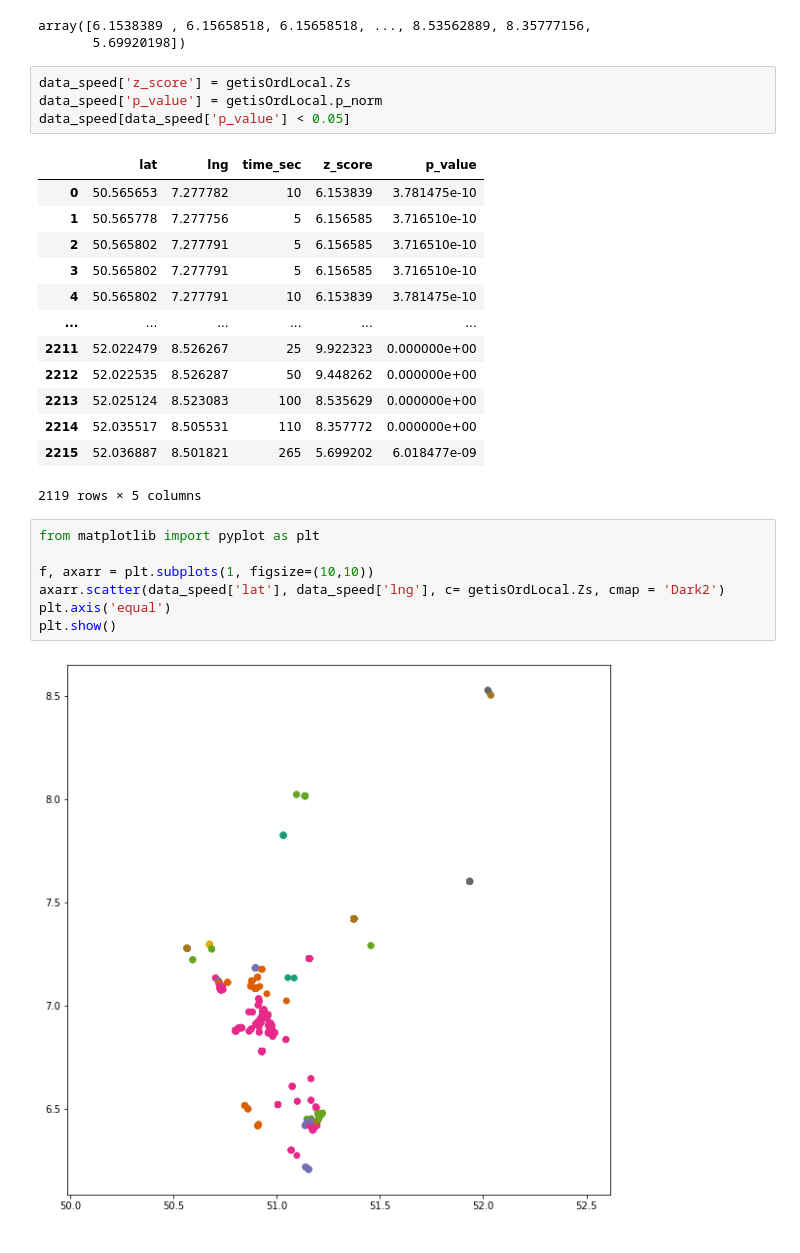
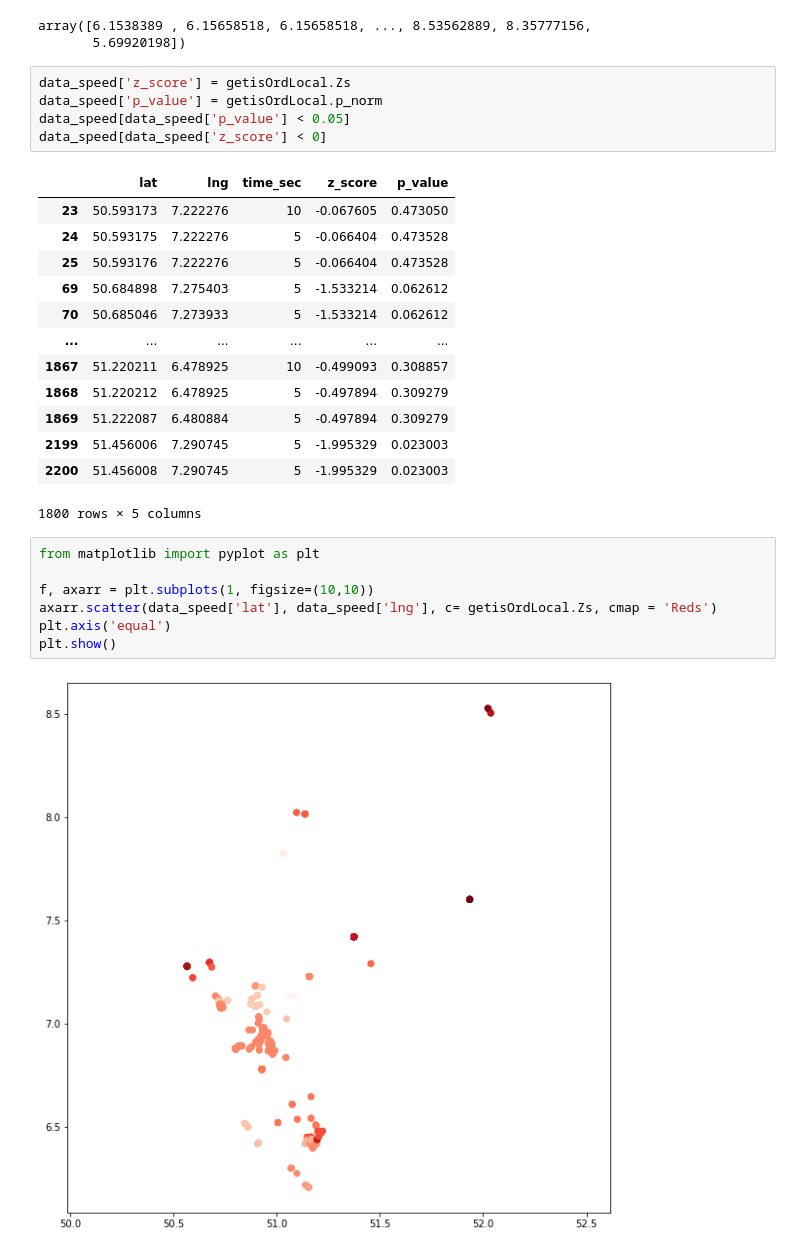
Before and after one commit to enviroCar/envirocar-py, a Jupyter notebook: examples/api_request_Poshan.ipynb, the cells around one changed output. Saved outputs shown, nothing was run; the diff lists cells and outputs as text.

```diff
--- a/examples/api_request_Poshan.ipynb
+++ b/examples/api_request_Poshan.ipynb
@@ -333,26 +333,27 @@ array([6.1538389 , 6.15658518, 6.15658518, ..., 8.53562889, 8.35777156,
 data_speed['z_score'] = getisOrdLocal.Zs
 data_speed['p_value'] = getisOrdLocal.p_norm
 data_speed[data_speed['p_value'] < 0.05]
+data_speed[data_speed['z_score'] < 0]
 # %% [output]
 |  | lat | lng | time_sec | z_score | p_value |
-| 0 | 50.565653 | 7.277782 | 10 | 6.153839 | 3.781475e-10 |
-| 1 | 50.565778 | 7.277756 | 5 | 6.156585 | 3.716510e-10 |
-| 2 | 50.565802 | 7.277791 | 5 | 6.156585 | 3.716510e-10 |
-| 3 | 50.565802 | 7.277791 | 5 | 6.156585 | 3.716510e-10 |
-| 4 | 50.565802 | 7.277791 | 10 | 6.153839 | 3.781475e-10 |
+| 23 | 50.593173 | 7.222276 | 10 | -0.067605 | 0.473050 |
+| 24 | 50.593175 | 7.222276 | 5 | -0.066404 | 0.473528 |
+| 25 | 50.593176 | 7.222276 | 5 | -0.066404 | 0.473528 |
+| 69 | 50.684898 | 7.275403 | 5 | -1.533214 | 0.062612 |
+| 70 | 50.685046 | 7.273933 | 5 | -1.533214 | 0.062612 |
 | ... | ... | ... | ... | ... | ... |
-| 2211 | 52.022479 | 8.526267 | 25 | 9.922323 | 0.000000e+00 |
-| 2212 | 52.022535 | 8.526287 | 50 | 9.448262 | 0.000000e+00 |
-| 2213 | 52.025124 | 8.523083 | 100 | 8.535629 | 0.000000e+00 |
-| 2214 | 52.035517 | 8.505531 | 110 | 8.357772 | 0.000000e+00 |
-| 2215 | 52.036887 | 8.501821 | 265 | 5.699202 | 6.018477e-09 |
+| 1867 | 51.220211 | 6.478925 | 10 | -0.499093 | 0.308857 |
+| 1868 | 51.220212 | 6.478925 | 5 | -0.497894 | 0.309279 |
+| 1869 | 51.222087 | 6.480884 | 5 | -0.497894 | 0.309279 |
+| 2199 | 51.456006 | 7.290745 | 5 | -1.995329 | 0.023003 |
+| 2200 | 51.456008 | 7.290745 | 5 | -1.995329 | 0.023003 |
-2119 rows × 5 columns
+1800 rows × 5 columns
 # %%
 from matplotlib import pyplot as plt
 
 f, axarr = plt.subplots(1, figsize=(10,10))
-axarr.scatter(data_speed['lat'], data_speed['lng'], c= getisOrdLocal.Zs, cmap = 'Dark2')
+axarr.scatter(data_speed['lat'], data_speed['lng'], c= getisOrdLocal.Zs, cmap = 'Reds')
 plt.axis('equal')
 plt.show()
 # %% [output]
-[figure, old version]
+[figure, new version]
```
Also changed, not shown: parts of 1 cell of this notebook.
